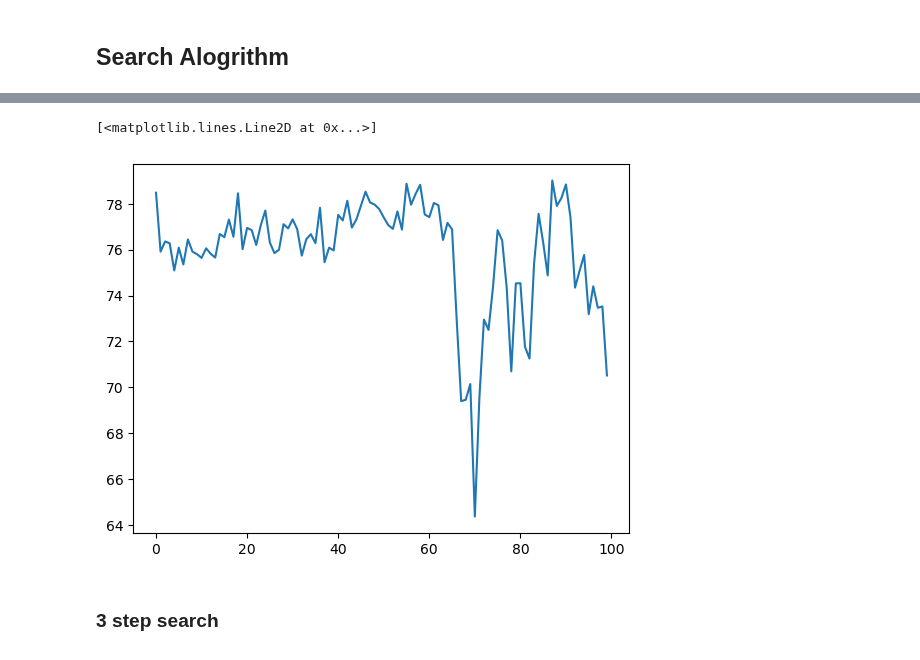
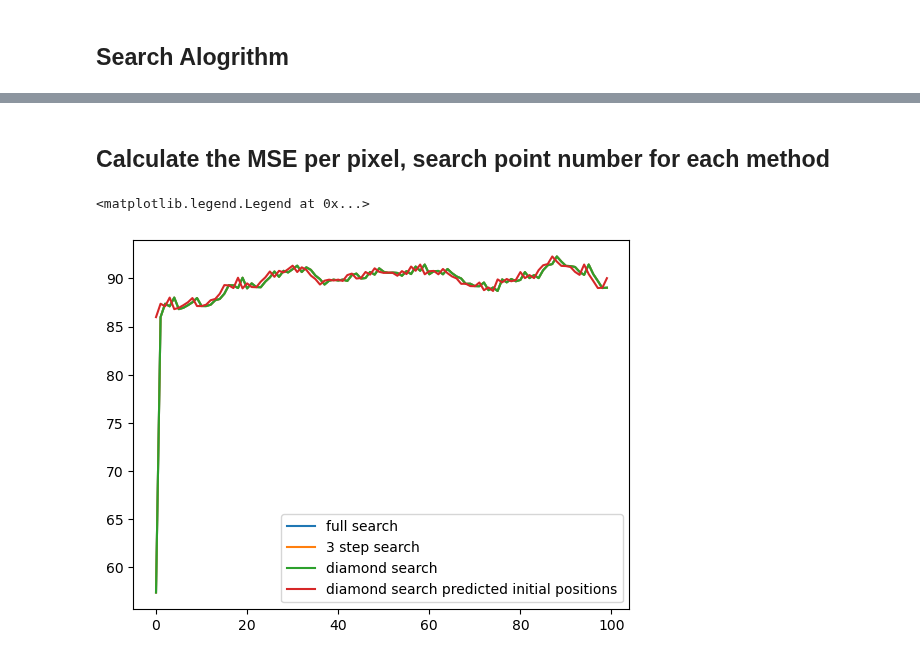
Before and after one commit to sparkcyf/SUSTech_EEE5347_Image-Video-Compression-and-Network-Communication, a Jupyter notebook: hw5/motion-estimation.ipynb, the cells around one changed output, grey strips where cells are left out. Cells and saved outputs as stored; diff of their text form; code cells hidden in the pictures.

```diff
--- a/hw5/motion-estimation.ipynb
+++ b/hw5/motion-estimation.ipynb
@@ -157,6 +378,0 @@ def mse_per_pixel(frame1, frame2):
-# %%
-for i in range(100):
-    print(f"Frame {i} and {i+1}")
-    Y1= read_YUV_file('akiyo_cif.yuv', frame_index=i)
-    Y2= read_YUV_file('akiyo_cif.yuv', frame_index=i+1)
-    mse_per_pixel(Y1, Y2)
@@ -181,8 +378,0 @@ Frame 99 and 100
-# %%
-# plot the mse per pixel
-plt.plot(mse_list)
-# %% [output]
-[<matplotlib.lines.Line2D at 0x...>]
-[figure, removed]
-# %% [markdown]
-### 3 step search
@@ -220,0 +379,40 @@ def three_step_search(block, search_area, step_size=4):
+# %% [markdown]
+## Calculate the MSE per pixel, search point number for each method
+# %%
+# use the first 100 frames
+mse_list = np.zeros([100,4])
+sad_call_count_list = np.zeros([100,4])
+motion_vector_from_prev_frame = np.zeros([101,2,288//16,352//16],dtype=int) # index0 is the motion vector of frame 1, index1 is the motion vector of frame 2, etc.
+# %%
+for i in trange(100):
+    # print(f"Frame {i} and {i+1}")
+    Y1 = read_YUV_file('bus_cif.yuv', frame_index=i)
+    Y2 = read_YUV_file('bus_cif.yuv', frame_index=i+1)
+    # full search
+    frame_pred_2, frame_prediction_residual, avg_sad, avg_sad_call_count, dx_dy_list_from_prev_frame = split_and_search(Y1,Y2,16,30,full_search)
+    mse_list[i,0] = mse_metric
+    sad_call_count_list[i,0] = avg_sad_call_count
+    # 3 step search
+    frame_pred_2, frame_prediction_residual, avg_sad, avg_sad_call_count, dx_dy_list_from_prev_frame = split_and_search(Y1,Y2,16,30,three_step_search)
+    mse_list[i,1] = mse_metric
+    sad_call_count_list[i,1] = avg_sad_call_count
+    # diamond search
+    frame_pred_2, frame_prediction_residual, avg_sad, avg_sad_call_count, dx_dy_list_from_prev_frame = split_and_search(Y1,Y2,16,30,diamond_search)
+    mse_list[i,2] = mse_metric
+    sad_call_count_list[i,2] = avg_sad_call_count
+    # diamond search with previous frame's motion vector
+    frame_pred_2, frame_prediction_residual, avg_sad, avg_sad_call_count, dx_dy_list_from_prev_frame = split_and_search(Y1,Y2,16,30,diamond_search, motion_vector_from_prev_frame[i,:,:,:])
+    motion_vector_from_prev_frame[i+1,:,:,:] = dx_dy_list_from_prev_frame
+    mse_metric = np.average((Y2-frame_pred_2) ** 2)
+    mse_list[i,3] = mse_metric
+    sad_call_count_list[i,3] = avg_sad_call_count
+# %%
+# plot the mse per pixel
+plt.plot(mse_list[:,0],label='full search')
+plt.plot(mse_list[:,1],label='3 step search')
+plt.plot(mse_list[:,2],label='diamond search')
+plt.plot(mse_list[:,3],label='diamond search predicted initial positions')
+plt.legend()
+# %% [output]
+<matplotlib.legend.Legend at 0x...>
+[figure, added]
```
Also changed, not shown: parts of 25 cells of this notebook.
